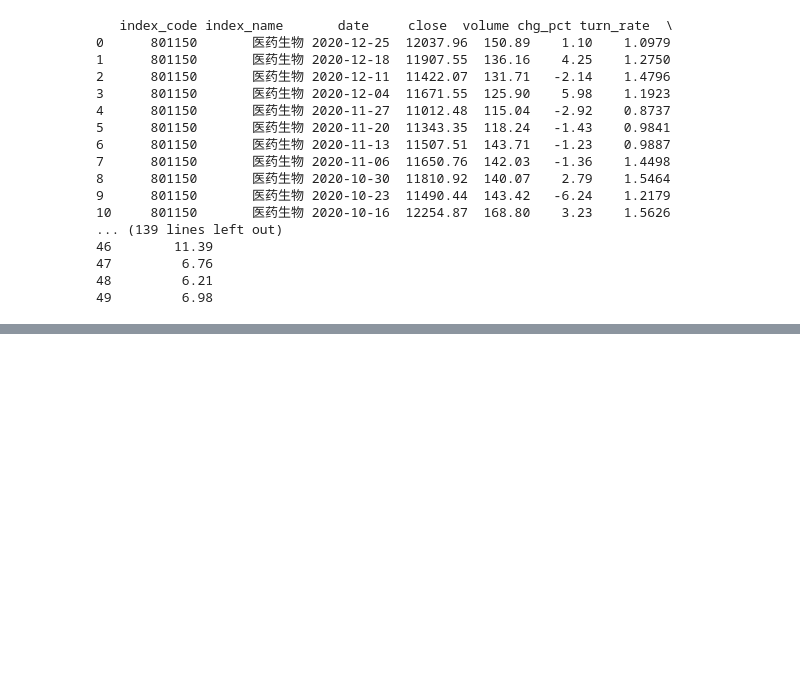
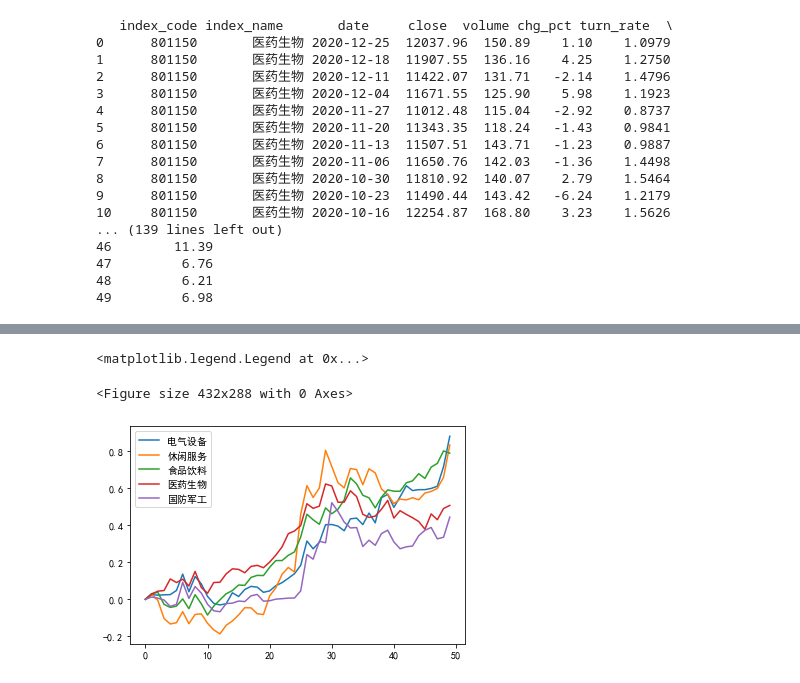
Before and after one commit to JevonYang/stock-technical-analysis, a Jupyter notebook: utils/main.ipynb, the cells around one changed output, grey strips where cells are left out. Saved outputs shown, nothing was run; the diff lists cells and outputs as text; code cells hidden in the pictures; blank space fills up the shorter version.

Commit message:
pandas dataframe快速画图及一些杂项

```diff
--- a/utils/main.ipynb
+++ b/utils/main.ipynb
@@ -46,10 +42,14 @@ print(ak.sw_index_daily_indicator(index_code="801150",start_date="2020-01-01", e
 48         6.21
 49         6.98
 # %%
-import matplotlib.pyplot as plt
+import pandas as pd
 
-def draw_index(code):
-    sw_index_df = ak.sw_index_daily_indicator(index_code=code,start_date="2020-01-01", end_date="2020-12-31", data_type="Week")
+tmp = pd.DataFrame()
+
+for code in sw_index_spot_df['指数代码']:
+    sw_index_df = ak.sw_index_daily_indicator(index_code=code,start_date="2019-12-31", end_date="2021-01-01", data_type="Week")
     init_price = float(sw_index_df.iloc[-1].at['close'])
     sw_index_df['relate_price'] = sw_index_df['close'].astype('float').apply(lambda x: (x-init_price)/init_price)
-    plt.plot(sw_index_df['date'], sw_index_df['relate_price'])
+    tmp[sw_index_df.iloc[-1].at['index_name']] = sw_index_df['relate_price']
+    # tmp.set_index(sw_index_df['date'], inplace=True)
+tmp = tmp.iloc[::-1].reset_index(drop=True).T
@@ -65,15 +55,0 @@ plt.show()
-# %%
-import pandas as pd
-
-tmp = pd.DataFrame()
-
-for code in sw_index_spot_df['指数代码']:
-    sw_index_df = ak.sw_index_daily_indicator(index_code=code,start_date="2019-12-31", end_date="2021-01-01", data_type="Month")
-    init_price = float(sw_index_df.iloc[-1].at['close'])
-    sw_index_df['relate_price'] = sw_index_df['close'].astype('float').apply(lambda x: (x-init_price)/init_price)
-    tmp[sw_index_df.iloc[-1].at['index_name']] = sw_index_df['relate_price']
-    # tmp.set_index(sw_index_df['date'], inplace=True)
-
-tmp = tmp.iloc[::-1].reset_index(drop=True).T
-
-print(tmp)
@@ -117,0 +56,4 @@ print(tmp.sort_values(by=10))
+# %%
+tmp = tmp.sort_values(by=49, ascending=False)
+
+print(tmp)
@@ -117,0 +78,12 @@ print(tmp.sort_values(by=10))
+# %%
+import matplotlib.pyplot as plt
+
+sw_index_spot_df = ak.sw_index_spot()
+
+plt.figure()
+tmp.head(5).T.plot()
+plt.legend(loc='best')
+# %% [output]
+<matplotlib.legend.Legend at 0x...>
+<Figure size 432x288 with 0 Axes>
+[figure, added]
```
Also changed, not shown: parts of 5 cells of this notebook, 3 other files.
